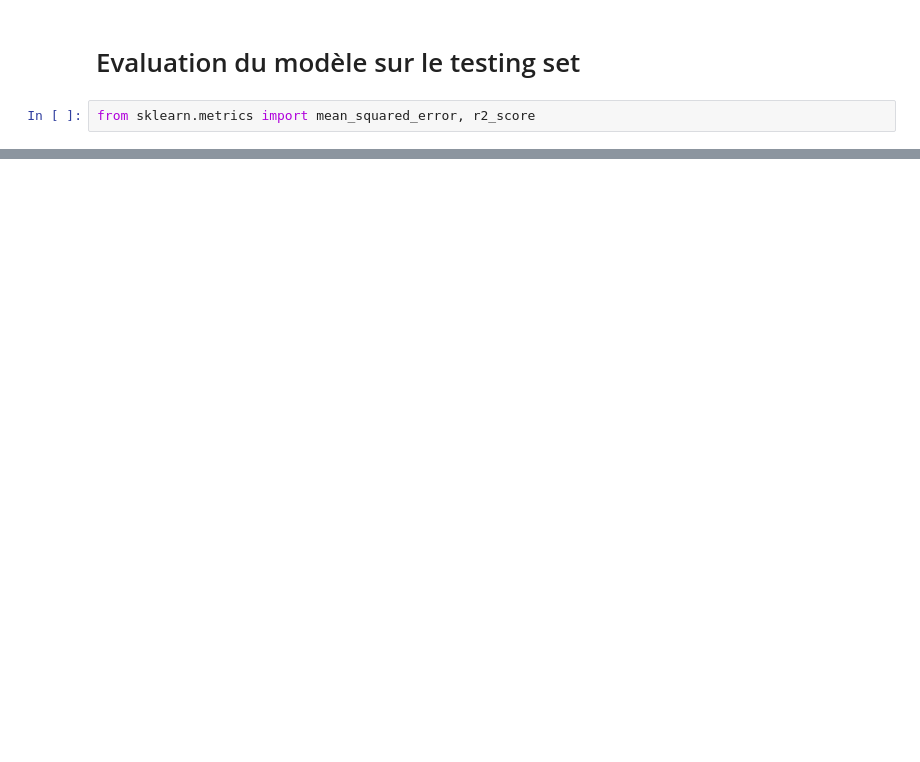
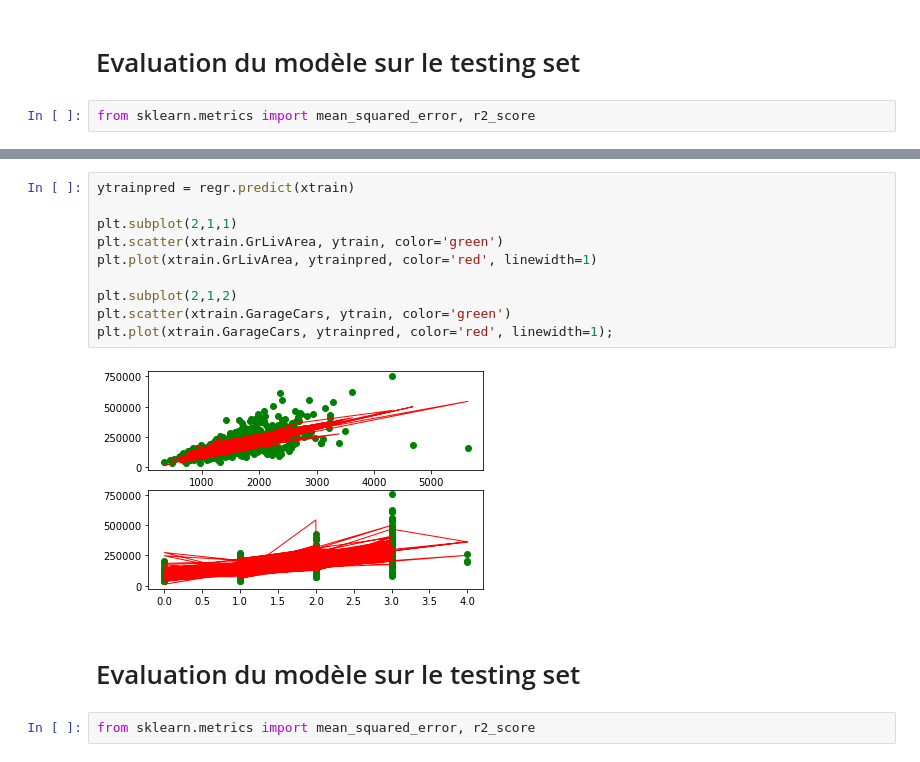
Before and after one commit to camillesauer/eda_maison, a Jupyter notebook: eda_maison.ipynb, the cells around one changed output, grey strips where cells are left out. Cells and saved outputs as stored; diff of their text form; blank space fills up the shorter version.

```diff
--- a/eda_maison.ipynb
+++ b/eda_maison.ipynb
@@ -479,0 +535,16 @@ plt.show()
+# %%
+ytrainpred = regr.predict(xtrain)
+
+plt.subplot(2,1,1)
+plt.scatter(xtrain.GrLivArea, ytrain, color='green')
+plt.plot(xtrain.GrLivArea, ytrainpred, color='red', linewidth=1)
+
+plt.subplot(2,1,2)
+plt.scatter(xtrain.GarageCars, ytrain, color='green')
+plt.plot(xtrain.GarageCars, ytrainpred, color='red', linewidth=1);
+# %% [output]
+[figure, added]
+# %% [markdown]
+# Evaluation du modèle sur le testing set
+# %%
+from sklearn.metrics import mean_squared_error, r2_score
```
Also changed, not shown: parts of 22 cells of this notebook.
